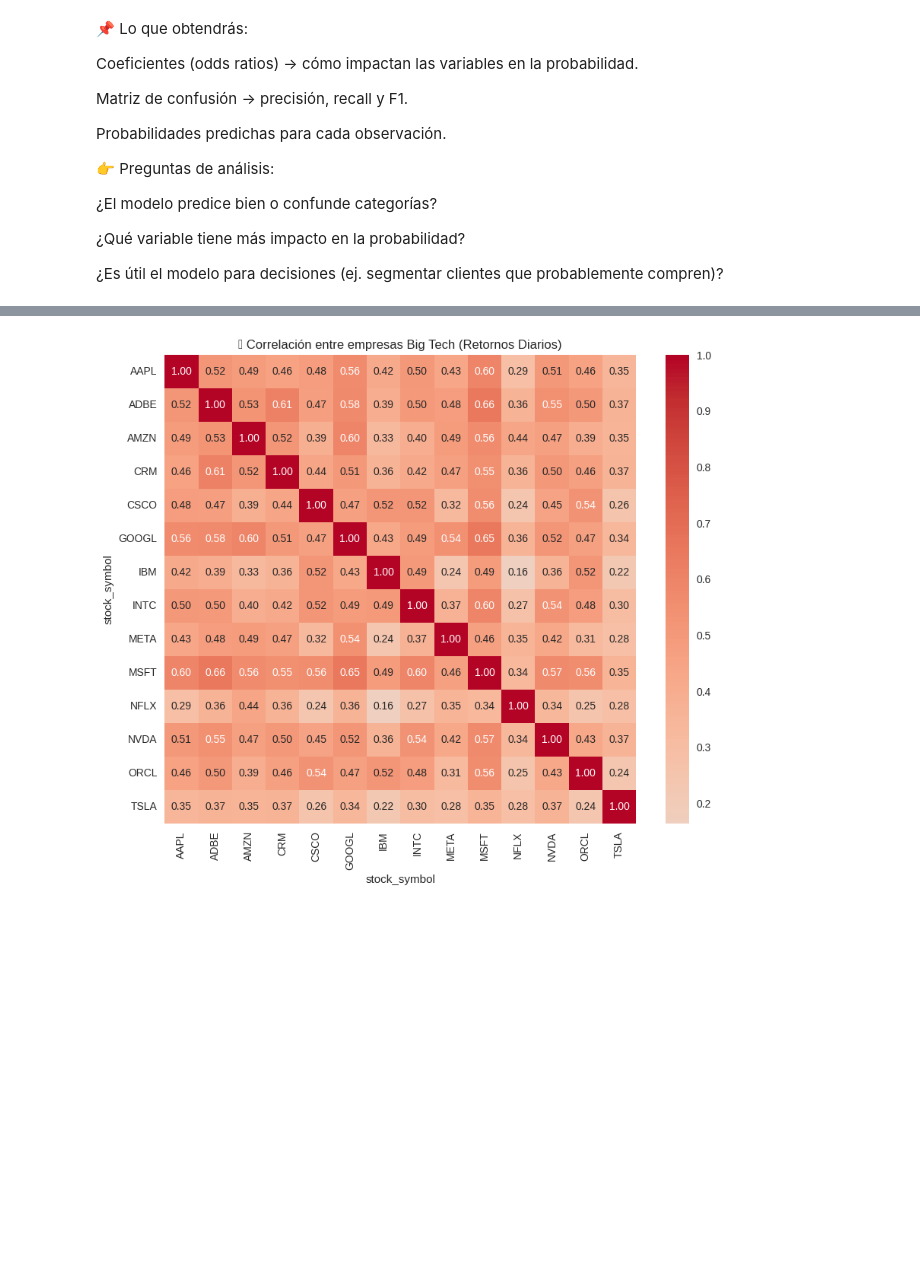
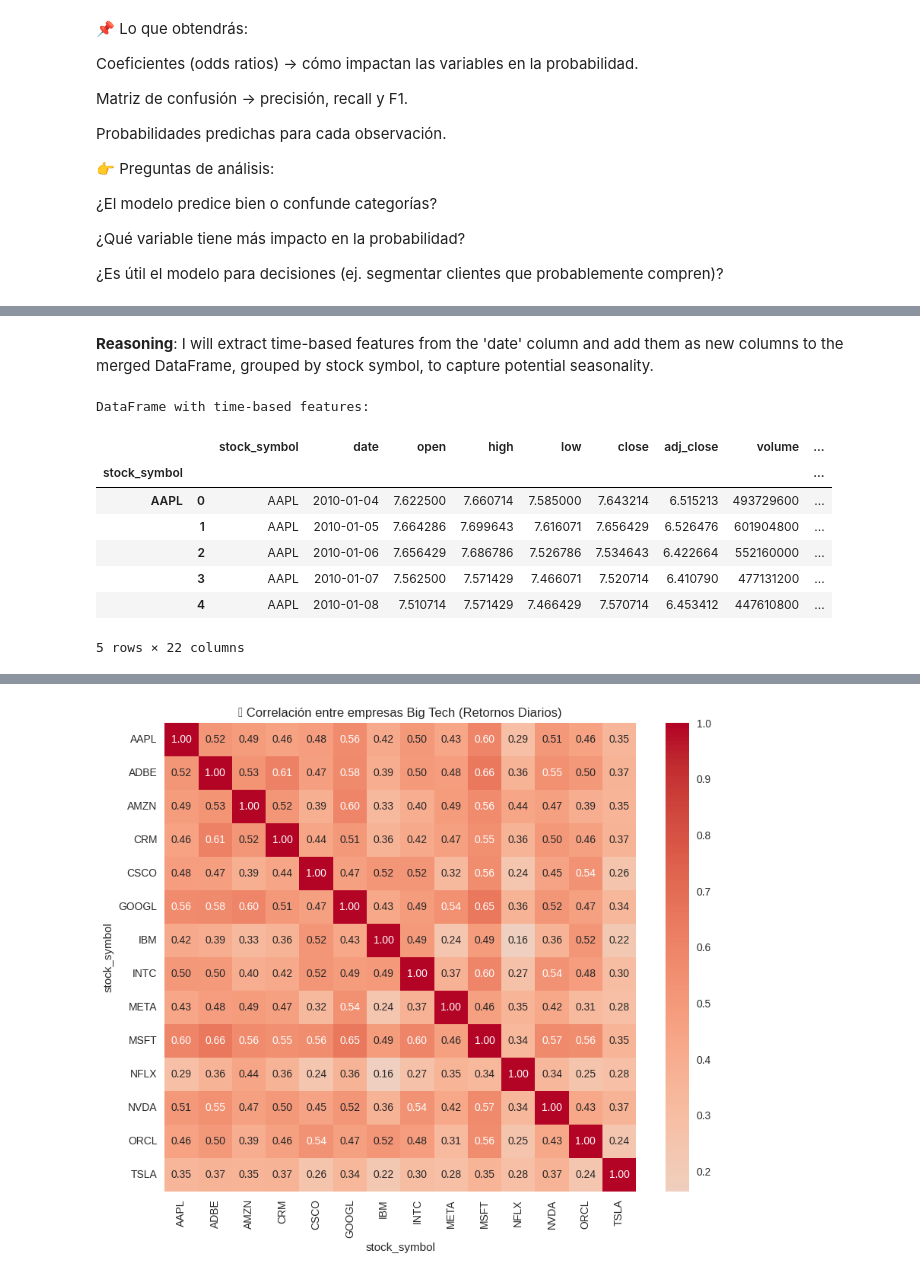
Before and after one commit to carmencamargo3c-coder/googlecolaboratoryproyectoacciones, a Jupyter notebook: Copia_de_Carmenlaboratoriaproyecto3v3.ipynb, the cells around one changed output, grey strips where cells are left out. Cells and saved outputs as stored; diff of their text form; code cells hidden in the pictures; blank space fills up the shorter version.

```diff
--- a/Copia_de_Carmenlaboratoriaproyecto3v3.ipynb
+++ b/Copia_de_Carmenlaboratoriaproyecto3v3.ipynb
@@ -2564,0 +2616,9 @@ Reporte de clasificación:
+# %%
+# 1. Calculate daily returns
+# Reset index to ensure stock_symbol is only a column before grouping
+merged = merged.reset_index(level=0, drop=True)
+merged['daily_return'] = merged.groupby('stock_symbol')['close'].pct_change()
+
+# Display the first few rows to check the new column
+print("DataFrame with daily returns:")
+display(merged.head())
@@ -2564,0 +2637,9 @@ Reporte de clasificación:
+# %%
+# 2. Calculate a rolling mean of the 'close' price
+# Reset index to ensure stock_symbol is only a column before grouping
+merged = merged.reset_index(level=0, drop=True)
+merged['rolling_mean_close_10d'] = merged.groupby('stock_symbol')['close'].rolling(window=10).mean().reset_index(level=0, drop=True)
+
+# Display the first few rows to check the new column
+print("DataFrame with rolling mean of close price:")
+display(merged.head())
@@ -2564,0 +2655,21 @@ Reporte de clasificación:
+# %% [markdown]
+**Reasoning**:
+I will extract time-based features from the 'date' column and add them as new columns to the merged DataFrame, grouped by stock symbol, to capture potential seasonality.
+# %%
+# 3. Extract time-based features (day of the week, month)
+merged['day_of_week'] = merged['date'].dt.dayofweek
+merged['month'] = merged['date'].dt.month
+
+# Display the first few rows to check the new columns
+print("DataFrame with time-based features:")
+display(merged.head())
+# %% [output]
+DataFrame with time-based features:
+|  |  | stock_symbol | date | open | high | low | close | adj_close | volume | ... |
+| stock_symbol |  |  |  |  |  |  |  |  |  | ... |
+| AAPL | 0 | AAPL | 2010-01-04 | 7.622500 | 7.660714 | 7.585000 | 7.643214 | 6.515213 | 493729600 | ... |
+|  | 1 | AAPL | 2010-01-05 | 7.664286 | 7.699643 | 7.616071 | 7.656429 | 6.526476 | 601904800 | ... |
+|  | 2 | AAPL | 2010-01-06 | 7.656429 | 7.686786 | 7.526786 | 7.534643 | 6.422664 | 552160000 | ... |
+|  | 3 | AAPL | 2010-01-07 | 7.562500 | 7.571429 | 7.466071 | 7.520714 | 6.410790 | 477131200 | ... |
+|  | 4 | AAPL | 2010-01-08 | 7.510714 | 7.571429 | 7.466429 | 7.570714 | 6.453412 | 447610800 | ... |
+5 rows × 22 columns
```
Also changed, not shown: parts of 31 cells of this notebook.
